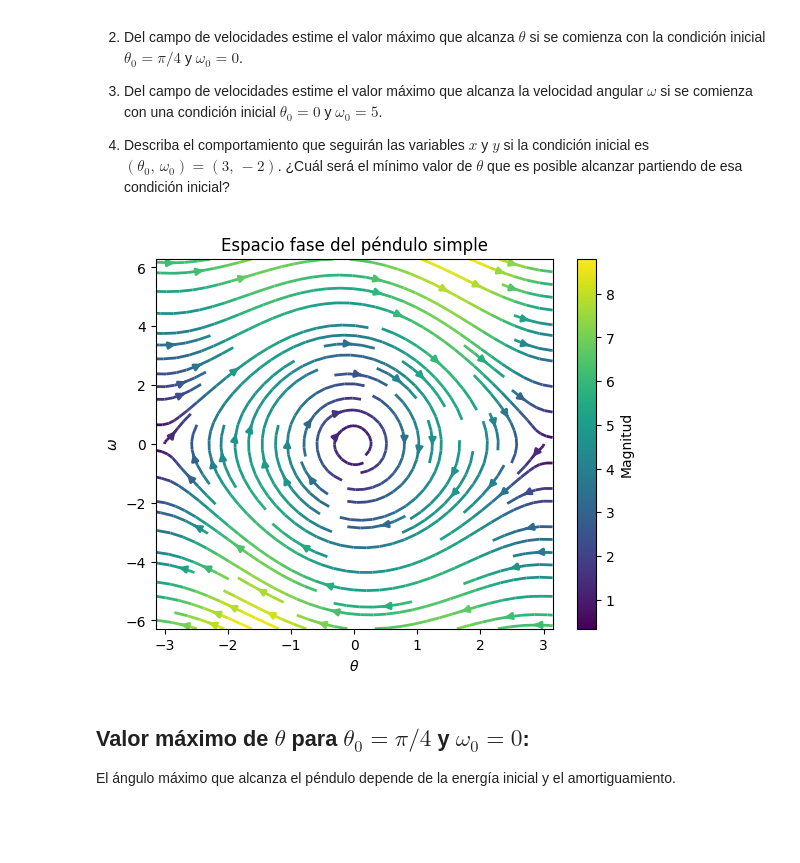
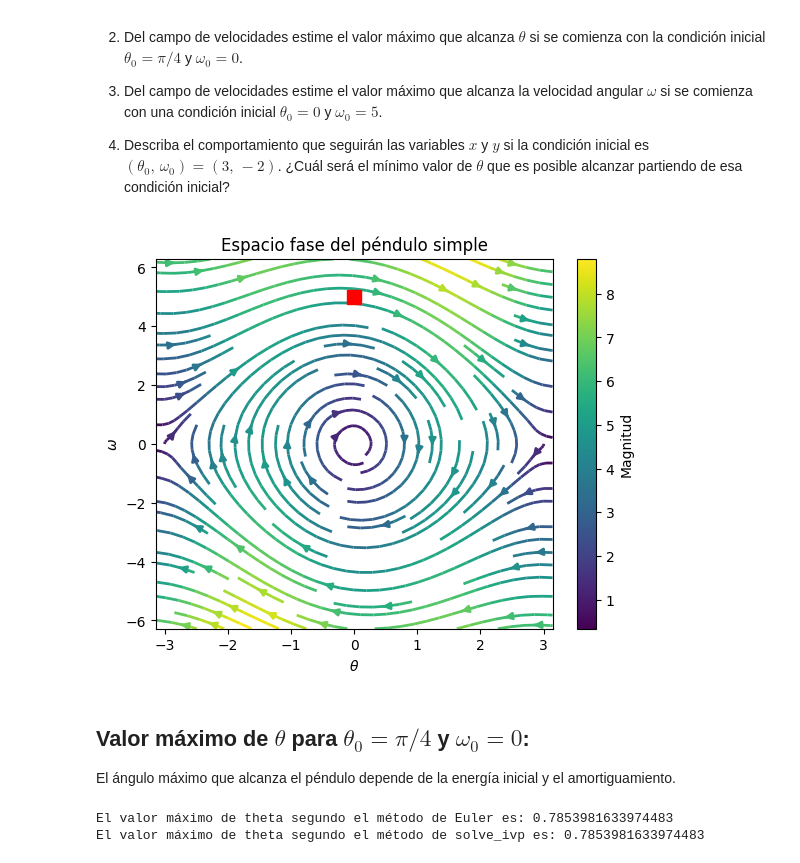
Before and after one commit to JsebastianUVPRQ/classical_trajectory, a Jupyter notebook: Intro_modeling_math/tll/Taller08_Ejercicio.ipynb, the cells around one changed output. Saved outputs shown, nothing was run; the diff lists cells and outputs as text; code cells hidden in the pictures; blank space fills up the shorter version.

```diff
--- a/Intro_modeling_math/tll/Taller08_Ejercicio.ipynb
+++ b/Intro_modeling_math/tll/Taller08_Ejercicio.ipynb
@@ -57,14 +57,55 @@ u2 = velocidad_angular_comp_2/norma
 # %%
 # grafica
 plt.streamplot(Theta, Omega, u1, u2, color=norma, linewidth=2)
 plt.colorbar(label='Magnitud')
 # Etiquetas de los ejes
+plt.plot(0, 5, 'sr',markersize=10)
 plt.xlabel(r'$\theta$')
 plt.ylabel(r'$\omega$')
 plt.title('Espacio fase del péndulo simple')
 plt.show()
 # %% [output]
-[figure, old version]
+[figure, new version]
 # %% [markdown]
 ## Valor máximo de $\theta$ para $\theta_0 = \pi/4$ y $\omega_0=0$:
 El ángulo máximo que alcanza el péndulo depende de la energía inicial y el amortiguamiento.
+# %%
+from scipy.integrate import solve_ivp
+
+# Definir las ecuaciones del péndulo amortiguado
+def pendulum_ode(t, y):
+    theta, omega = y
+    dtheta_dt = omega
+    domega_dt = -(g/l) * np.sin(theta) - b * omega
+    return [dtheta_dt, domega_dt]
+
+# Condiciones iniciales
+theta0 = np.pi / 4
+omega0 = 0.0
+y0 = [theta0, omega0]
+
+# Tiempo de simulación
+t_span = [0, 20]  # Segundos
+t_eval = np.linspace(0, 20, 500)
+
+# Resolver el sistema de ecuaciones
+sol = solve_ivp(pendulum_ode, t_span, y0, t_eval=t_eval)
+
+# Estimar el valor máximo de theta
+theta_max = np.max(sol.y[0])
+
+# metodo euler
+def euler(ode, y0, t_span, h):
+    t0, tf = t_span
+    t = np.arange(t0, tf, h)
+    y = np.zeros((len(y0), len(t)))
+    y[:, 0] = y0
+    for i in range(1, len(t)):
+        y[:, i] = y[:, i-1] + h * np.array(ode(t[i-1], y[:, i-1]))
+    return t, y
+
+print('El valor máximo de theta segundo el método de Euler es:', euler(pendulum_ode, y0, t_span, 0.01)[1][0].max())
+print('El valor máximo de theta segundo el método de solve_ivp es:', theta_max)
+# %% [output]
+El valor máximo de theta segundo el método de Euler es: 0.7853981633974483
+El valor máximo de theta segundo el método de solve_ivp es: 0.7853981633974483
```
Also changed, not shown: parts of 2 cells of this notebook.
